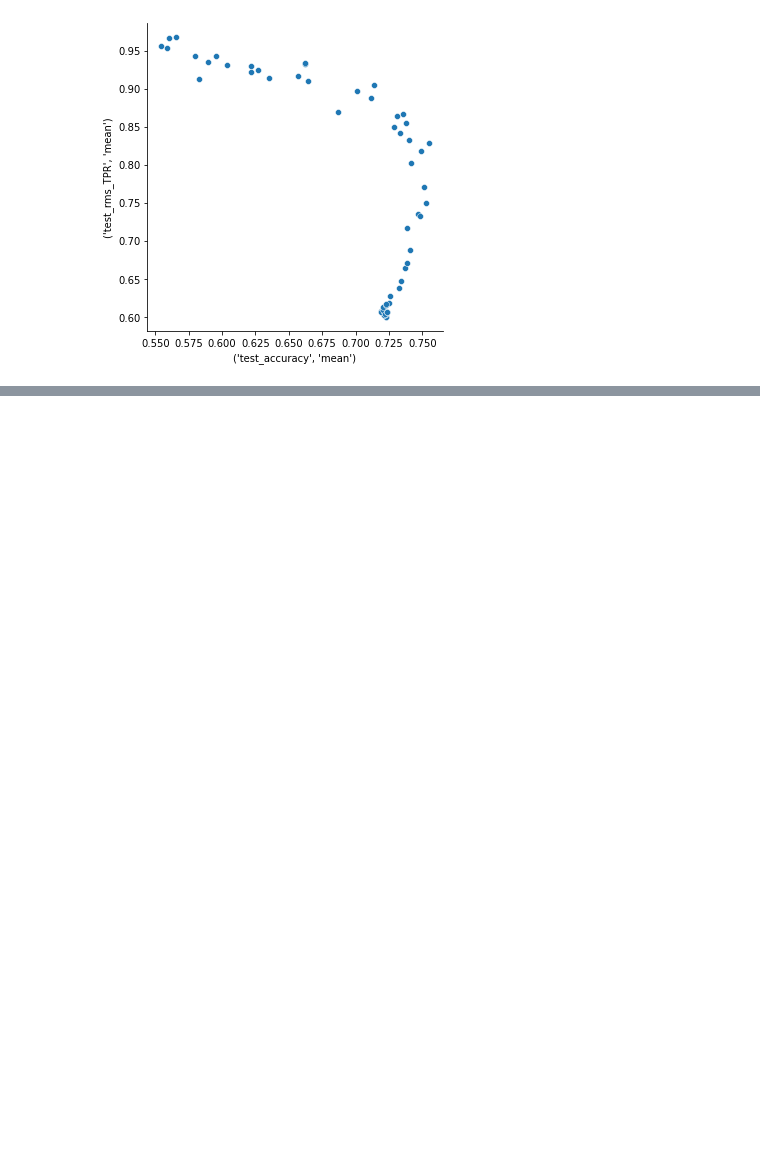
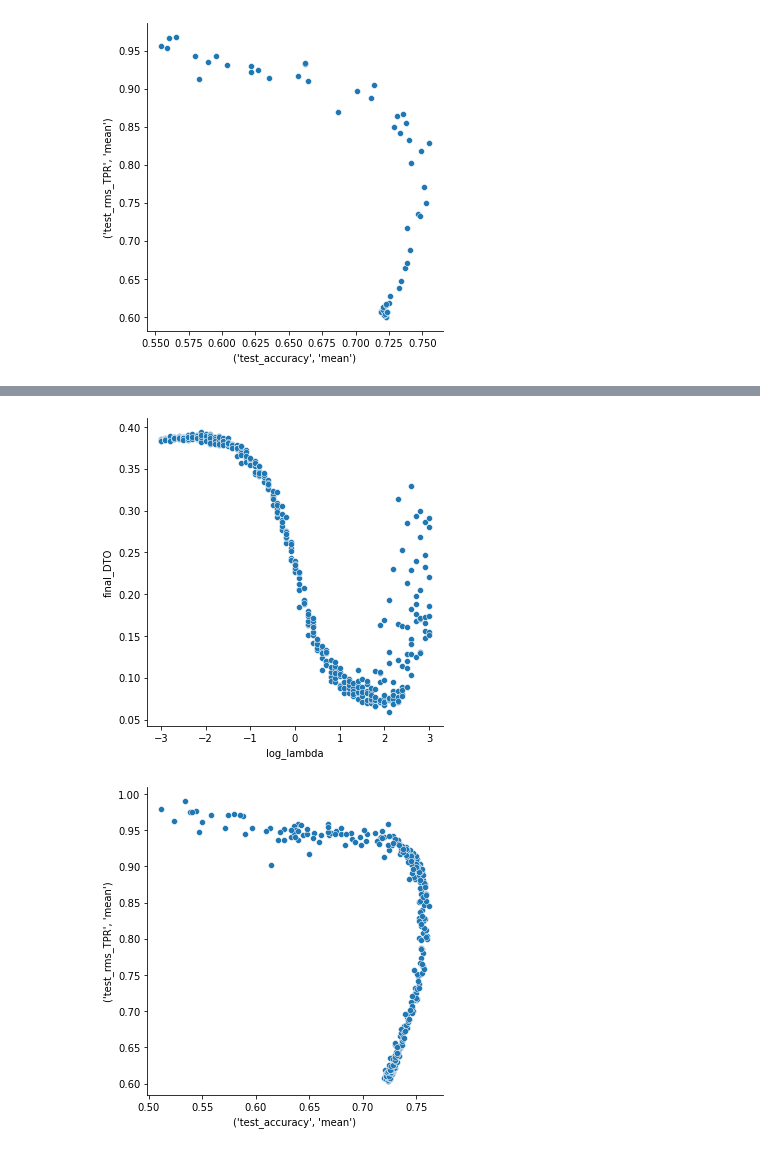
Before and after one commit to Libr-AI/fairlib, a Jupyter notebook: analysis/sample_model_selection.ipynb, the cells around one changed output, grey strips where cells are left out. Drawn from its saved outputs; the diff is of its cells as text; code cells hidden in the pictures; blank space fills up the shorter version.

Commit message:
Add pareto plots for model comparisons

```diff
--- a/analysis/sample_model_selection.ipynb
+++ b/analysis/sample_model_selection.ipynb
@@ -151,3 +151,14 @@ create_plots(
 | 40 | (10.0, 1, 0.0) | 16.6 | 280.8 | 0.915839 | 0.001516 | 0.708675 | 0.001581 | 0.106046 | 0.000687 | ... |
 [figure]
 [figure]
+# %%
+Moji_GatedDAdv_df = model_selection(
+    results_dir= r"G:\Experimental_results",
+    project_dir= r"hypertune3/Moji",
+    checkpoint_dir= "models",
+    checkpoint_name= "checkpoint_epoch",
+    model_id= "hypertune_GDAdv",
+    GAP_metric_name = "rms_TPR",
+    Performance_metric_name = "accuracy",
+    selection_criterion = "DTO",
+    )
@@ -153,0 +177,9 @@ create_plots(
+# %%
+create_plots(
+    input_df = Moji_GatedDAdv_df,
+    key_index = 0,
+    index_column_names = ['adv_lambda', 'adv_num_subDiscriminator', 'adv_diverse_lambda'],
+    GAP_metric_name = "rms_TPR",
+    Performance_metric_name = "accuracy",
+    )
+# %% [output]
@@ -153,0 +189,2 @@ create_plots(
+[figure, added]
+[figure, added]
```
Also changed, not shown: parts of 10 cells of this notebook, 3 other files.
